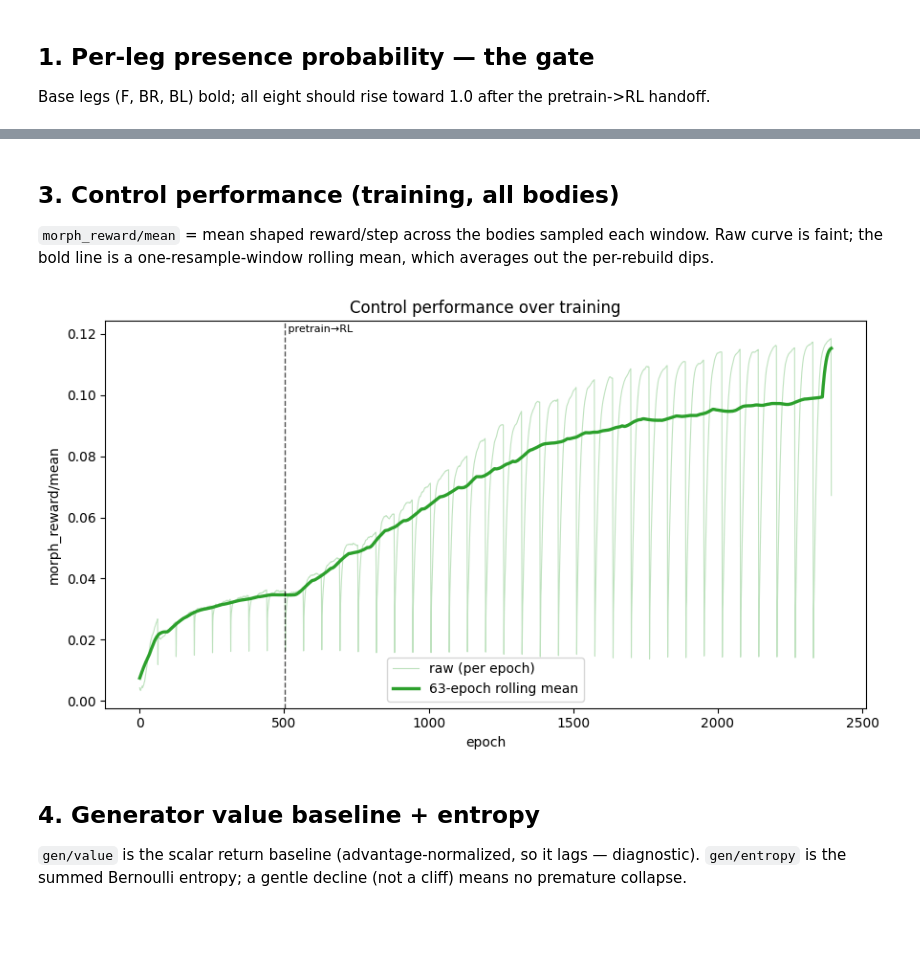
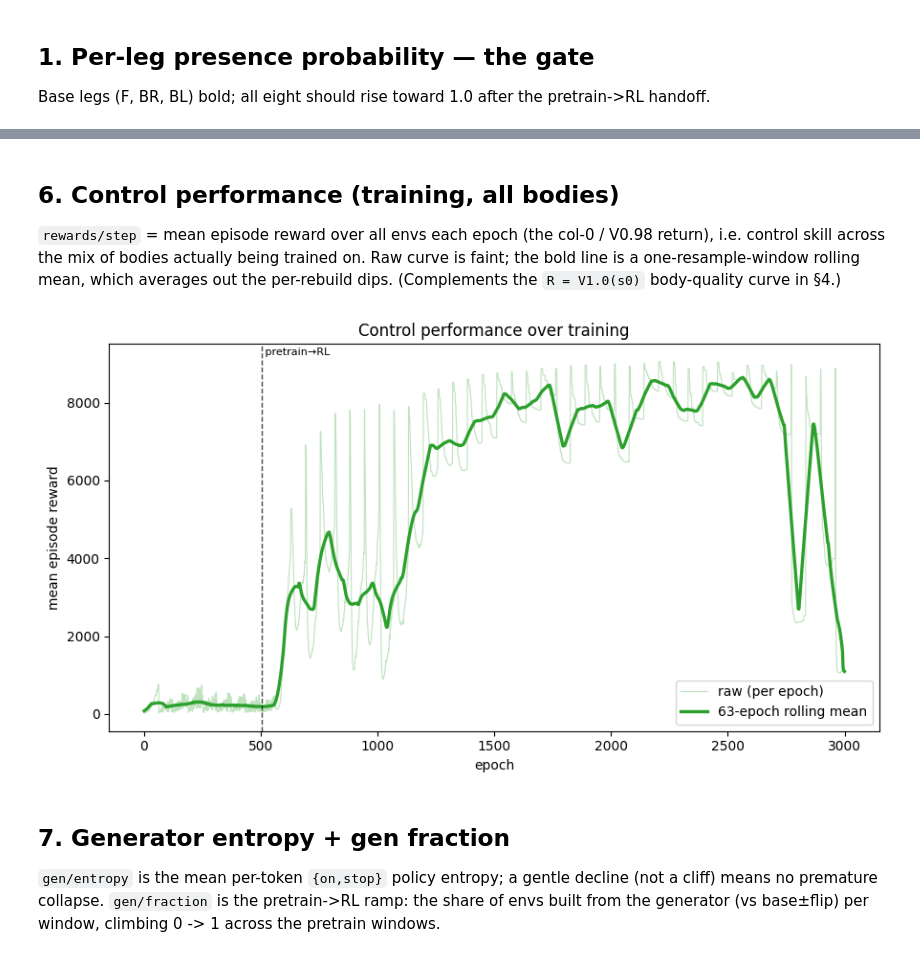
Before and after one commit to WillSumerfield/TransformerRL, a Jupyter notebook: notebooks/ant_codesign.ipynb, the cells around one changed output, grey strips where cells are left out. Drawn from its saved outputs; the diff is of its cells as text; code cells hidden in the pictures; blank space fills up the shorter version.

```diff
--- a/notebooks/ant_codesign.ipynb
+++ b/notebooks/ant_codesign.ipynb
@@ -21,18 +25,17 @@ def series(seed, tag):
     k = f"s{seed}__{tag.replace('/', '_')}"
     return D[k + '__step'], D[k + '__val']
 
-# X axis in EPOCHS. TB logs a global frame counter (num_actors*horizon per epoch); morph_reward is
+# X axis in EPOCHS. TB logs a global frame counter (num_actors*horizon per epoch); rewards/step is
 # logged every epoch, so consecutive step deltas give frames/epoch directly (no config needed).
-_mr_step, _ = series(seeds[0], 'morph_reward/mean')
+_mr_step, _ = series(seeds[0], 'rewards/step')
 FRAMES_PER_EPOCH = int(np.median(np.diff(_mr_step)))
 to_epoch = lambda step: np.asarray(step) / FRAMES_PER_EPOCH
 
 # Pretrain->RL handoff: first window where the generator fraction reaches 1.0 (return-driven on).
 _gf_step, _gf_val = series(seeds[0], 'gen/fraction')
 RL_ONSET = float(to_epoch(_gf_step[np.argmax(_gf_val >= 1.0)]))
-# Resample-window length in epochs (generator logs once per window) -> the smoothing width that
-# averages out the per-rebuild reward dips.
-_gv_step, _ = series(seeds[0], 'gen/value')
+# Resample-window length in epochs (generator logs once per window: R_mean is logged every window).
+_gv_step, _ = series(seeds[0], 'gen/R_mean')
 WINDOW_EPOCHS = max(1, int(round(np.median(np.diff(to_epoch(_gv_step))))))
 print(f'seeds: {seeds} | frames/epoch: {FRAMES_PER_EPOCH} | pretrain->RL @ epoch {RL_ONSET:.0f} '
       f'| window ~{WINDOW_EPOCHS} epochs')
@@ -106,22 +180,25 @@ ax.legend(); fig.tight_layout()
 # %% [markdown]
-## 3. Control performance (training, all bodies)
+## 6. Control performance (training, all bodies)
 
-`morph_reward/mean` = mean shaped reward/step across the bodies sampled each window. Raw curve is
-faint; the bold line is a one-resample-window rolling mean, which averages out the per-rebuild dips.
+`rewards/step` = mean episode reward over all envs each epoch (the col-0 / V0.98 return), i.e. control
+skill across the mix of bodies actually being trained on. Raw curve is faint; the bold line is a
+one-resample-window rolling mean, which averages out the per-rebuild dips. (Complements the
+`R = V1.0(s0)` body-quality curve in §4.)
 # %%
 fig, ax = plt.subplots(figsize=(9, 5))
-band(ax, 'morph_reward/mean', color='C2', lw=0.8, alpha=0.3, label='raw (per epoch)')
-band(ax, 'morph_reward/mean', color='C2', lw=2.4, smooth_w=WINDOW_EPOCHS,
+band(ax, 'rewards/step', color='C2', lw=0.8, alpha=0.3, label='raw (per epoch)')
+band(ax, 'rewards/step', color='C2', lw=2.4, smooth_w=WINDOW_EPOCHS,
      label=f'{WINDOW_EPOCHS}-epoch rolling mean')
-ax.set(xlabel='epoch', ylabel='morph_reward/mean', title='Control performance over training')
+ax.set(xlabel='epoch', ylabel='mean episode reward', title='Control performance over training')
 mark_rl(ax)
 ax.legend(); fig.tight_layout()
 # %% [output]
-[figure, old version]
+[figure, new version]
 # %% [markdown]
-## 4. Generator value baseline + entropy
+## 7. Generator entropy + gen fraction
 
-`gen/value` is the scalar return baseline (advantage-normalized, so it lags — diagnostic). `gen/entropy`
-is the summed Bernoulli entropy; a gentle decline (not a cliff) means no premature collapse.
+`gen/entropy` is the mean per-token `{on,stop}` policy entropy; a gentle decline (not a cliff) means no
+premature collapse. `gen/fraction` is the pretrain->RL ramp: the share of envs built from the generator
+(vs base±flip) per window, climbing 0 -> 1 across the pretrain windows.
 # %%
 fig, ax = plt.subplots(figsize=(9, 5))
```
Also changed, not shown: parts of 14 cells of this notebook, 2 other files.
